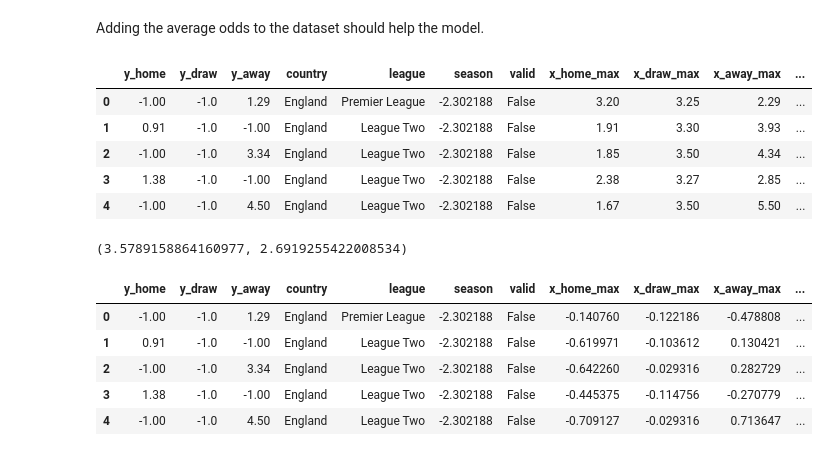
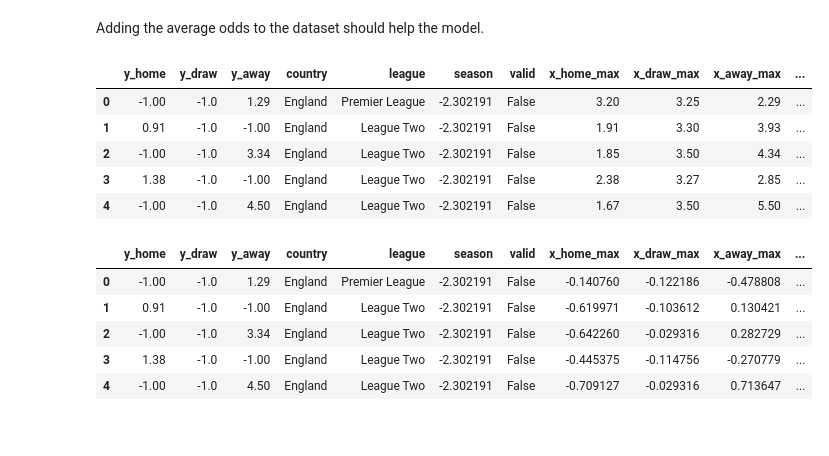
Before and after one commit to omlnaut/betting, a Jupyter notebook: analysis/kaggle.ipynb, the cells around one changed output. Cells and saved outputs as stored; diff of their text form; code cells hidden in the pictures.

```diff
--- a/analysis/kaggle.ipynb
+++ b/analysis/kaggle.ipynb
@@ -82,4 +76,0 @@ Odds std:  3.1308143325062425
-# %%
-odds_df.iloc[:, :3] = (odds_df.iloc[:, :3] - odds_mean) / odds_std
-
-odds_df.head()
@@ -114,0 +77,3 @@ dls.show_batch()
+# %%
+odds_norm = features.ColumnNormalizer.from_df(odds_df, ['x_home', 'x_draw', 'x_away'])
+odds_norm
@@ -114,0 +82,4 @@ dls.show_batch()
+# %%
+odds_df.loc[:,odds_norm.names] = odds_norm(odds_df.loc[:,odds_norm.names])
+
+odds_df.head()
@@ -170,4 +131,5 @@ class ColumnNormalizer:
 # %%
-season_norm = ColumnNormalizer(raw_df.season)
-season_norm
+season_norm = features.ColumnNormalizer(raw_df.season)
+odds_df['season'] = season_norm(raw_df.season)
+odds_df.head()
 # %% [output]
@@ -305,28 +265,23 @@ odds_df['x_away_avg'] = raw_df.avg_odds_away_win
 odds_df.head()
 # %% [output]
 |  | y_home | y_draw | y_away | country | league | season | valid | x_home_max | x_draw_max | x_away_max | ... |
-| 0 | -1.00 | -1.0 | 1.29 | England | Premier League | -2.302188 | False | 3.20 | 3.25 | 2.29 | ... |
-| 1 | 0.91 | -1.0 | -1.00 | England | League Two | -2.302188 | False | 1.91 | 3.30 | 3.93 | ... |
-| 2 | -1.00 | -1.0 | 3.34 | England | League Two | -2.302188 | False | 1.85 | 3.50 | 4.34 | ... |
-| 3 | 1.38 | -1.0 | -1.00 | England | League Two | -2.302188 | False | 2.38 | 3.27 | 2.85 | ... |
-| 4 | -1.00 | -1.0 | 4.50 | England | League Two | -2.302188 | False | 1.67 | 3.50 | 5.50 | ... |
+| 0 | -1.00 | -1.0 | 1.29 | England | Premier League | -2.302191 | False | 3.20 | 3.25 | 2.29 | ... |
+| 1 | 0.91 | -1.0 | -1.00 | England | League Two | -2.302191 | False | 1.91 | 3.30 | 3.93 | ... |
+| 2 | -1.00 | -1.0 | 3.34 | England | League Two | -2.302191 | False | 1.85 | 3.50 | 4.34 | ... |
+| 3 | 1.38 | -1.0 | -1.00 | England | League Two | -2.302191 | False | 2.38 | 3.27 | 2.85 | ... |
+| 4 | -1.00 | -1.0 | 4.50 | England | League Two | -2.302191 | False | 1.67 | 3.50 | 5.50 | ... |
-# %%
-odds_mean = odds_df.loc[:, ['x_home_max', 'x_draw_max', 'x_away_max', 'x_home_avg', 'x_draw_avg', 'x_away_avg']].values.mean()
-odds_std = odds_df.loc[:, ['x_home_max', 'x_draw_max', 'x_away_max', 'x_home_avg', 'x_draw_avg', 'x_away_avg']].values.std()
-
-odds_mean, odds_std
-# %% [output]
-(3.5789158864160977, 2.6919255422008534)
 # %%
-odds_df.loc[:, ['x_home_max', 'x_draw_max', 'x_away_max', 'x_home_avg', 'x_draw_avg', 'x_away_avg']] = (odds_df.loc[:, ['x_home_max', 'x_draw_max', 'x_away_max', 'x_home_avg', 'x_draw_avg', 'x_away_avg']]-odds_mean)/odds_std
+odds_norm = features.ColumnNormalizer.from_df(odds_df, ['x_home_max', 'x_draw_max', 'x_away_max', 'x_home_avg', 'x_draw_avg', 'x_away_avg'])
+odds_df.loc[:, odds_norm.names] = odds_norm(odds_df.loc[:, odds_norm.names])
+
 odds_df.head()
 # %% [output]
 |  | y_home | y_draw | y_away | country | league | season | valid | x_home_max | x_draw_max | x_away_max | ... |
-| 0 | -1.00 | -1.0 | 1.29 | England | Premier League | -2.302188 | False | -0.140760 | -0.122186 | -0.478808 | ... |
-| 1 | 0.91 | -1.0 | -1.00 | England | League Two | -2.302188 | False | -0.619971 | -0.103612 | 0.130421 | ... |
-| 2 | -1.00 | -1.0 | 3.34 | England | League Two | -2.302188 | False | -0.642260 | -0.029316 | 0.282729 | ... |
-| 3 | 1.38 | -1.0 | -1.00 | England | League Two | -2.302188 | False | -0.445375 | -0.114756 | -0.270779 | ... |
-| 4 | -1.00 | -1.0 | 4.50 | England | League Two | -2.302188 | False | -0.709127 | -0.029316 | 0.713647 | ... |
+| 0 | -1.00 | -1.0 | 1.29 | England | Premier League | -2.302191 | False | -0.140760 | -0.122186 | -0.478808 | ... |
+| 1 | 0.91 | -1.0 | -1.00 | England | League Two | -2.302191 | False | -0.619971 | -0.103612 | 0.130421 | ... |
+| 2 | -1.00 | -1.0 | 3.34 | England | League Two | -2.302191 | False | -0.642260 | -0.029316 | 0.282729 | ... |
+| 3 | 1.38 | -1.0 | -1.00 | England | League Two | -2.302191 | False | -0.445375 | -0.114756 | -0.270779 | ... |
+| 4 | -1.00 | -1.0 | 4.50 | England | League Two | -2.302191 | False | -0.709127 | -0.029316 | 0.713647 | ... |
 # %%
 odds_df['y_none'] = 0.
 # %%
```
Also changed, not shown: parts of 34 cells of this notebook, 5 other files.
